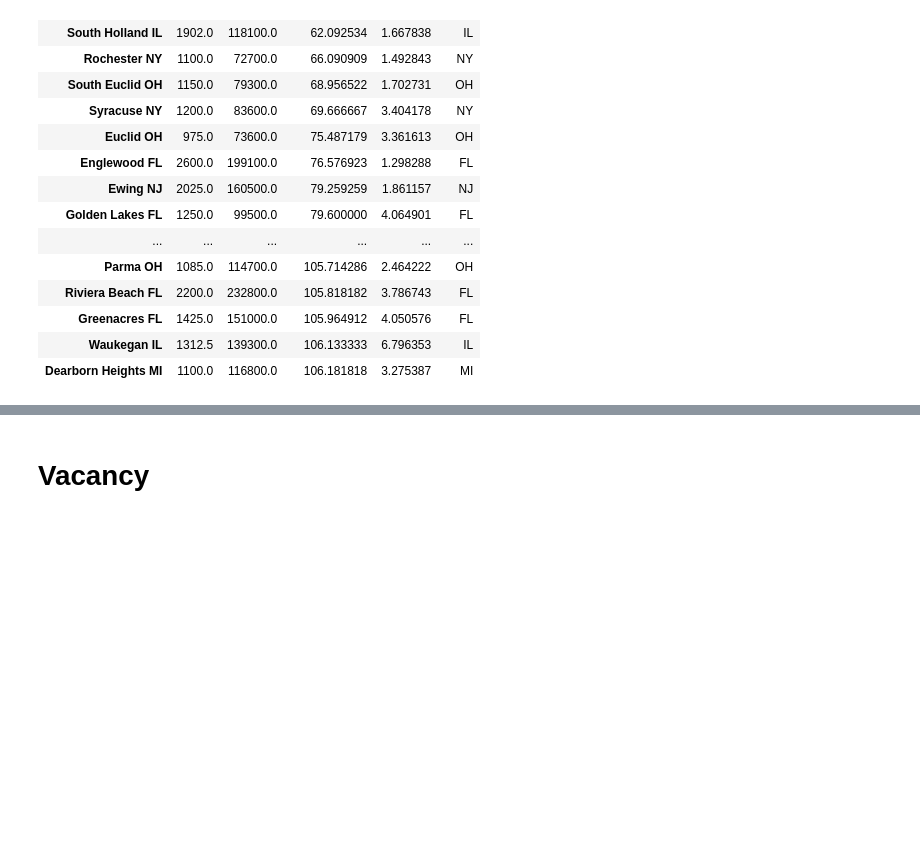
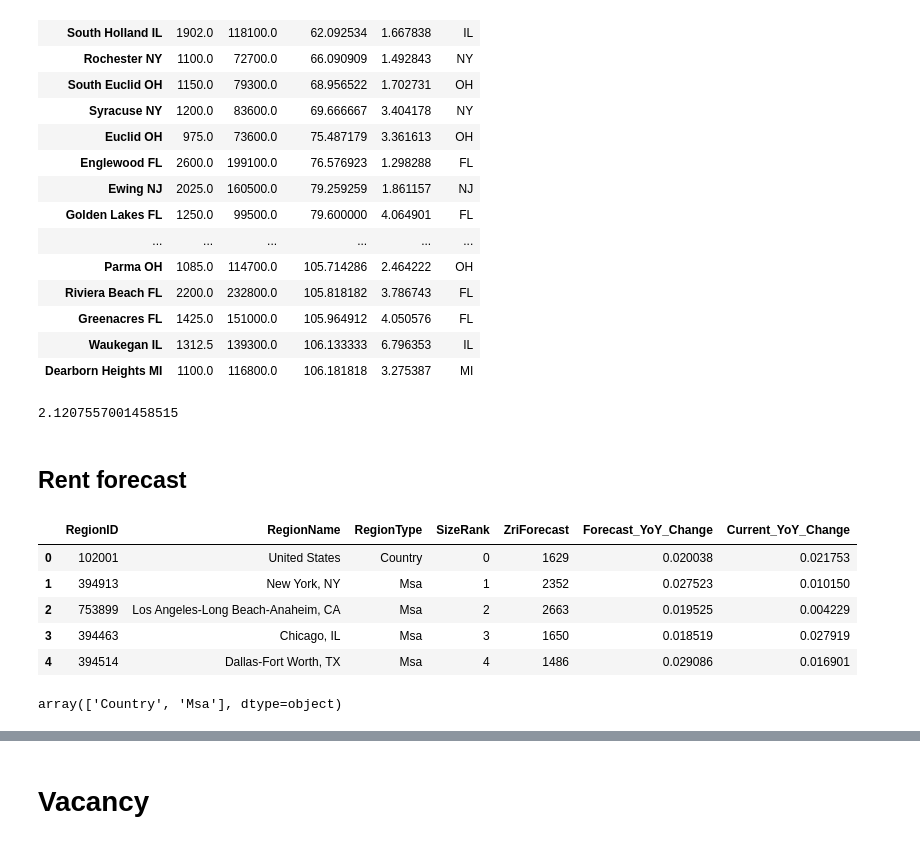
Before and after one commit to jvalansi/notebooks, a Jupyter notebook: real_estate.ipynb, the cells around one changed output, grey strips where cells are left out. Cells and saved outputs as stored; diff of their text form; code cells hidden in the pictures; blank space fills up the shorter version.

```diff
--- a/real_estate.ipynb
+++ b/real_estate.ipynb
@@ -228,3 +230,22 @@ city_df[city_df.forecast>1].head(50)
 | Greenacres FL | 1425.0 | 151000.0 | 105.964912 | 4.050576 | FL |
 | Waukegan IL | 1312.5 | 139300.0 | 106.133333 | 6.796353 | IL |
 | Dearborn Heights MI | 1100.0 | 116800.0 | 106.181818 | 3.275387 | MI |
+# %%
+city_df['forecast'].mean()
+# %% [output]
+2.1207557001458515
+# %% [markdown]
+## Rent forecast
+# %%
+rent_forecast.head()
+# %% [output]
+|  | RegionID | RegionName | RegionType | SizeRank | ZriForecast | Forecast_YoY_Change | Current_YoY_Change |
+| 0 | 102001 | United States | Country | 0 | 1629 | 0.020038 | 0.021753 |
+| 1 | 394913 | New York, NY | Msa | 1 | 2352 | 0.027523 | 0.010150 |
+| 2 | 753899 | Los Angeles-Long Beach-Anaheim, CA | Msa | 2 | 2663 | 0.019525 | 0.004229 |
+| 3 | 394463 | Chicago, IL | Msa | 3 | 1650 | 0.018519 | 0.027919 |
+| 4 | 394514 | Dallas-Fort Worth, TX | Msa | 4 | 1486 | 0.029086 | 0.016901 |
+# %%
+rent_forecast['RegionType'].unique()
+# %% [output]
+array(['Country', 'Msa'], dtype=object)
```
Also changed, not shown: parts of 14 cells of this notebook, 1 other file.
